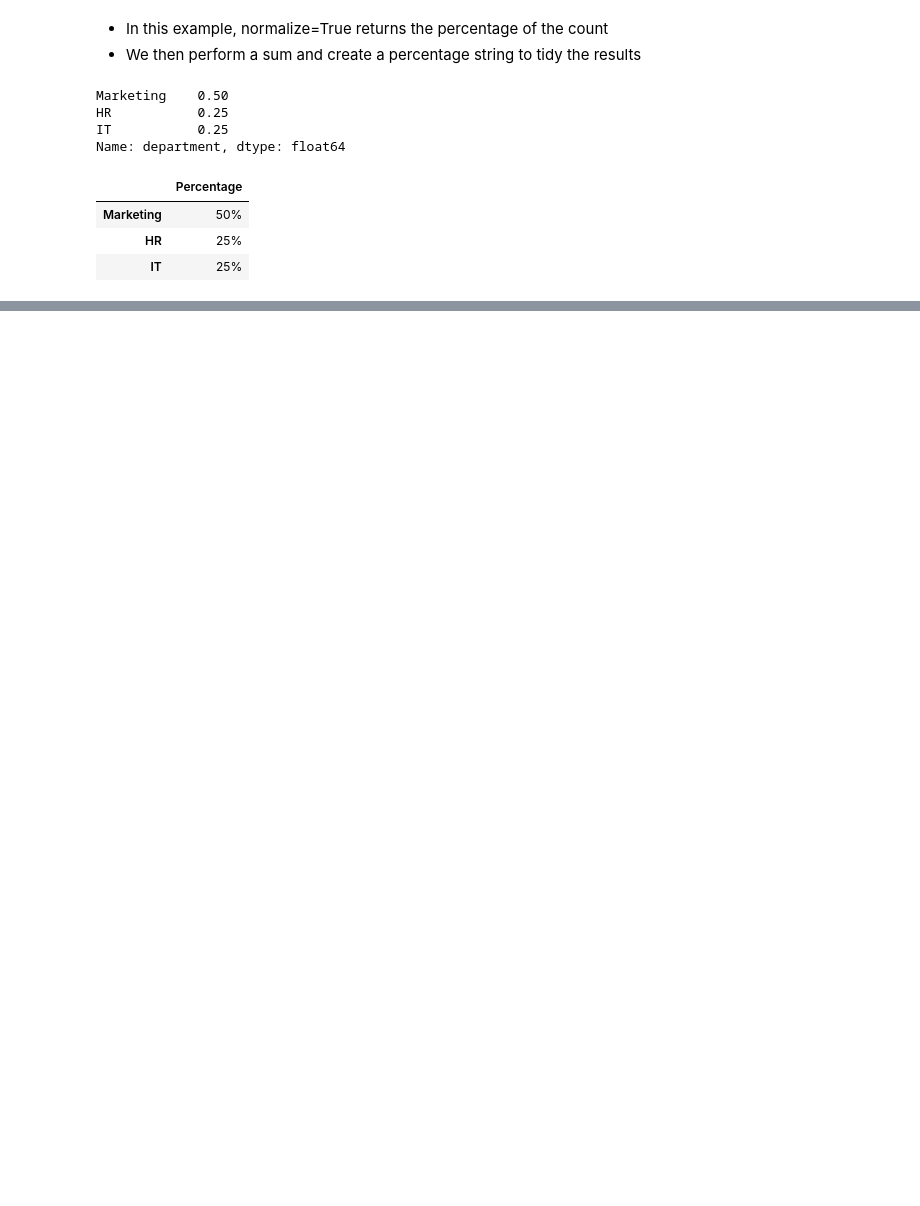
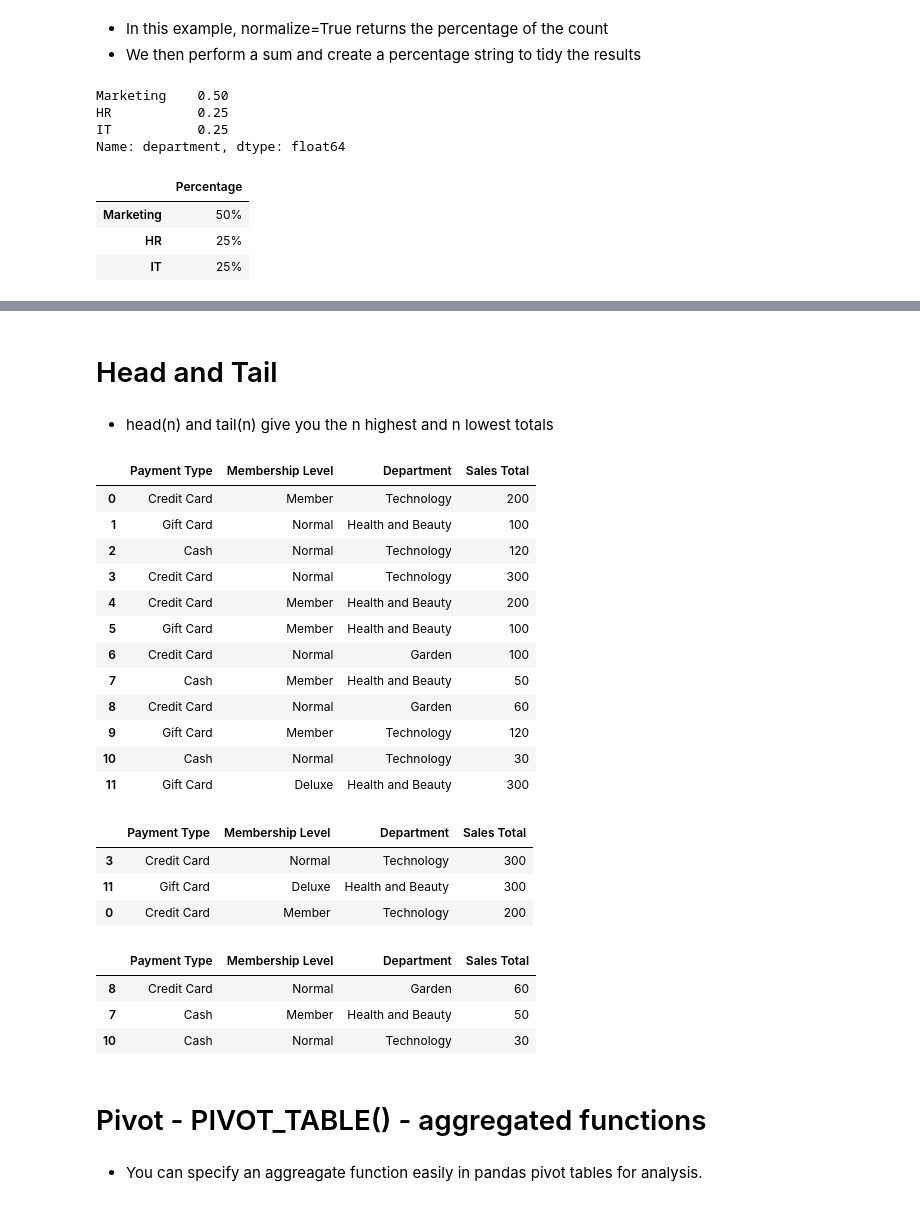
Before and after one commit to richardgourley/pandas-one-pagers, a Jupyter notebook: pandas-one-pager.ipynb, the cells around one changed output, grey strips where cells are left out. Cells and saved outputs as stored; diff of their text form; code cells hidden in the pictures; blank space fills up the shorter version.

Commit message:
Pivot table examples added

```diff
--- a/pandas-one-pager.ipynb
+++ b/pandas-one-pager.ipynb
@@ -528,0 +610,57 @@ department_percentage
+# %% [markdown]
+# Head and Tail
+# %% [markdown]
+- head(n) and tail(n) give you the n highest and n lowest totals
+# %%
+sales_data = [
+    ["Credit Card","Member","Technology",200,],
+    ["Gift Card","Normal","Health and Beauty",100],
+    ["Cash","Normal","Technology",120],
+    ["Credit Card","Normal","Technology",300],
+    ["Credit Card","Member","Health and Beauty",200],
+    ["Gift Card","Member","Health and Beauty",100],
+    ["Credit Card","Normal","Garden",100],
+    ["Cash","Member","Health and Beauty",50],
+    ["Credit Card","Normal","Garden",60],
+    ["Gift Card","Member","Technology",120],
+    ["Cash","Normal","Technology",30],
+    ["Gift Card","Deluxe","Health and Beauty",300]
+]
+df_sales_data = pd.DataFrame(sales_data, columns=["Payment Type","Membership Level","Department","Sales Total"])
+df_sales_data
+# %% [output]
+|  | Payment Type | Membership Level | Department | Sales Total |
+| 0 | Credit Card | Member | Technology | 200 |
+| 1 | Gift Card | Normal | Health and Beauty | 100 |
+| 2 | Cash | Normal | Technology | 120 |
+| 3 | Credit Card | Normal | Technology | 300 |
+| 4 | Credit Card | Member | Health and Beauty | 200 |
+| 5 | Gift Card | Member | Health and Beauty | 100 |
+| 6 | Credit Card | Normal | Garden | 100 |
+| 7 | Cash | Member | Health and Beauty | 50 |
+| 8 | Credit Card | Normal | Garden | 60 |
+| 9 | Gift Card | Member | Technology | 120 |
+| 10 | Cash | Normal | Technology | 30 |
+| 11 | Gift Card | Deluxe | Health and Beauty | 300 |
+# %%
+# Sort data
+df_sales_data.sort_values(by="Sales Total", ascending=False, inplace=True)
+# 3 highest transactions
+df_sales_data.head(3)
+# %% [output]
+|  | Payment Type | Membership Level | Department | Sales Total |
+| 3 | Credit Card | Normal | Technology | 300 |
+| 11 | Gift Card | Deluxe | Health and Beauty | 300 |
+| 0 | Credit Card | Member | Technology | 200 |
+# %%
+# 3 lowest transactions
+df_sales_data.tail(3)
+# %% [output]
+|  | Payment Type | Membership Level | Department | Sales Total |
+| 8 | Credit Card | Normal | Garden | 60 |
+| 7 | Cash | Member | Health and Beauty | 50 |
+| 10 | Cash | Normal | Technology | 30 |
+# %% [markdown]
+# Pivot - PIVOT_TABLE() - aggregated functions
+# %% [markdown]
+- You can specify an aggreagate function easily in pandas pivot tables for analysis.
```
Also changed, not shown: parts of 32 cells of this notebook.
